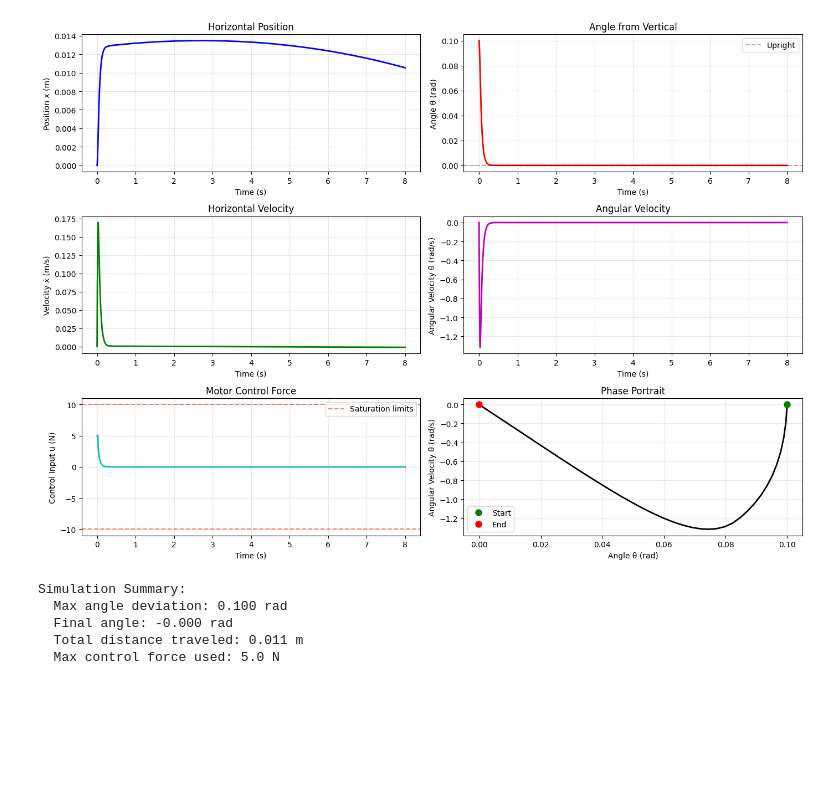
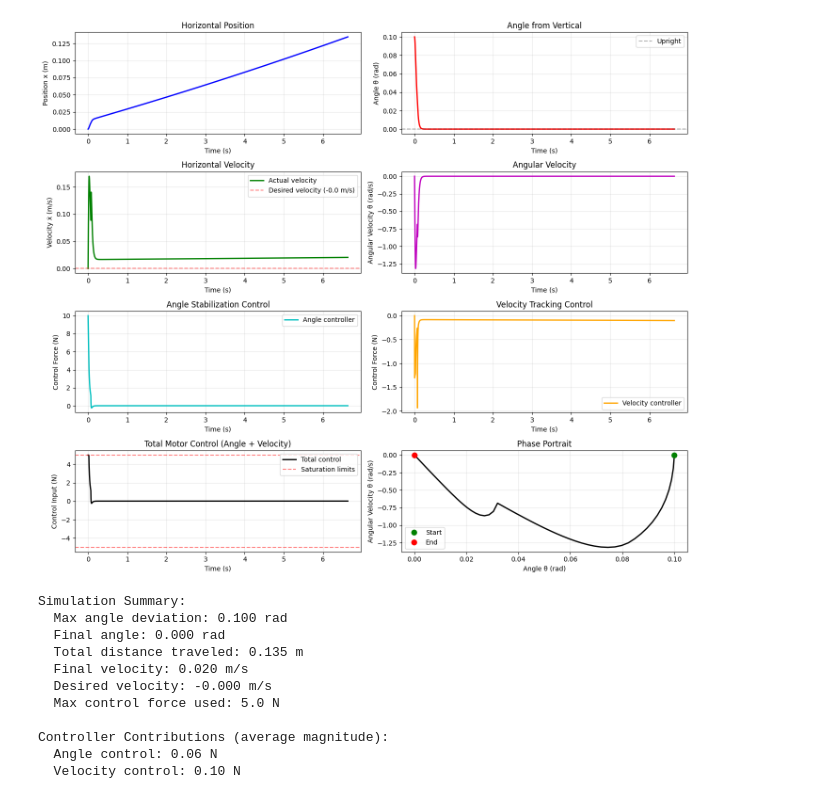
Before and after one commit to OzzysMess/owsbr, a Jupyter notebook: Ozzy/segway_simulation.ipynb, the cells around one changed output. Cells and saved outputs as stored; diff of their text form; code cells hidden in the pictures; blank space fills up the shorter version.

```diff
--- a/Ozzy/segway_simulation.ipynb
+++ b/Ozzy/segway_simulation.ipynb
@@ -197,6 +252,6 @@ Final position: 0.011 m
 # %%
 # Plot states and control inputs over time
-fig, axes = plt.subplots(3, 2, figsize=(14, 10))
+fig, axes = plt.subplots(4, 2, figsize=(14, 12))
 
 # Plot 1: Position vs Time
 axes[0, 0].plot(times, x_positions, 'b-', linewidth=2)
@@ -215,51 +270,80 @@ axes[0, 1].grid(True, alpha=0.3)
 axes[0, 1].legend()
 
 # Plot 3: Horizontal Velocity vs Time
-axes[1, 0].plot(times, x_velocities, 'g-', linewidth=2)
+axes[1, 0].plot(times, x_velocities, 'g-', linewidth=2, label='Actual velocity')
+axes[1, 0].axhline(y=v_desired, color='r', linestyle='--', alpha=0.5, label=f'Desired velocity ({v_desired} m/s)')
 axes[1, 0].set_xlabel('Time (s)')
 axes[1, 0].set_ylabel('Velocity ẋ (m/s)')
 axes[1, 0].set_title('Horizontal Velocity')
 axes[1, 0].grid(True, alpha=0.3)
+axes[1, 0].legend()
 
 # Plot 4: Angular Velocity vs Time
 axes[1, 1].plot(times, angle_velocities, 'm-', linewidth=2)
 axes[1, 1].set_xlabel('Time (s)')
 axes[1, 1].set_ylabel('Angular Velocity θ̇ (rad/s)')
 axes[1, 1].set_title('Angular Velocity')
 axes[1, 1].grid(True, alpha=0.3)
 
-# Plot 5: Control Input vs Time
-axes[2, 0].plot(times, control_inputs, 'c-', linewidth=2)
-axes[2, 0].axhline(y=10, color='r', linestyle='--', alpha=0.5, label='Saturation limits')
-axes[2, 0].axhline(y=-10, color='r', linestyle='--', alpha=0.5)
+# Plot 5: Angle Control Input vs Time
+axes[2, 0].plot(times, control_inputs_angle, 'c-', linewidth=2, label='Angle controller')
 axes[2, 0].set_xlabel('Time (s)')
-axes[2, 0].set_ylabel('Control Input u (N)')
-axes[2, 0].set_title('Motor Control Force')
+axes[2, 0].set_ylabel('Control Force (N)')
+axes[2, 0].set_title('Angle Stabilization Control')
 axes[2, 0].grid(True, alpha=0.3)
 axes[2, 0].legend()
 
-# Plot 6: Phase Portrait (Angle vs Angular Velocity)
-axes[2, 1].plot(angles, angle_velocities, 'k-', linewidth=2)
-axes[2, 1].plot(angles[0], angle_velocities[0], 'go', markersize=8, label='Start')
-axes[2, 1].plot(angles[-1], angle_velocities[-1], 'ro', markersize=8, label='End')
-axes[2, 1].set_xlabel('Angle θ (rad)')
-axes[2, 1].set_ylabel('Angular Velocity θ̇ (rad/s)')
-axes[2, 1].set_title('Phase Portrait')
+# Plot 6: Velocity Control Input vs Time
+axes[2, 1].plot(times, control_inputs_velocity, 'orange', linewidth=2, label='Velocity controller')
+axes[2, 1].set_xlabel('Time (s)')
+axes[2, 1].set_ylabel('Control Force (N)')
+axes[2, 1].set_title('Velocity Tracking Control')
 axes[2, 1].grid(True, alpha=0.3)
 axes[2, 1].legend()
+
+# Plot 7: Total Control Input vs Time
+axes[3, 0].plot(times, control_inputs_total, 'k-', linewidth=2, label='Total control')
+axes[3, 0].axhline(y=5.0, color='r', linestyle='--', alpha=0.5, label='Saturation limits')
+axes[3, 0].axhline(y=-5.0, color='r', linestyle='--', alpha=0.5)
+axes[3, 0].set_xlabel('Time (s)')
+axes[3, 0].set_ylabel('Control Input (N)')
+axes[3, 0].set_title('Total Motor Control (Angle + Velocity)')
+axes[3, 0].grid(True, alpha=0.3)
+axes[3, 0].legend()
+
+# Plot 8: Phase Portrait (Angle vs Angular Velocity)
+axes[3, 1].plot(angles, angle_velocities, 'k-', linewidth=2)
+axes[3, 1].plot(angles[0], angle_velocities[0], 'go', markersize=8, label='Start')
+axes[3, 1].plot(angles[-1], angle_velocities[-1], 'ro', markersize=8, label='End')
+axes[3, 1].set_xlabel('Angle θ (rad)')
+axes[3, 1].set_ylabel('Angular Velocity θ̇ (rad/s)')
+axes[3, 1].set_title('Phase Portrait')
+axes[3, 1].grid(True, alpha=0.3)
+axes[3, 1].legend()
 
 plt.tight_layout()
 plt.show()
 
 print("\nSimulation Summary:")
 print(f"  Max angle deviation: {max(abs(a) for a in angles):.3f} rad")
 print(f"  Final angle: {angles[-1]:.3f} rad")
 print(f"  Total distance traveled: {x_positions[-1]:.3f} m")
-print(f"  Max control force used: {max(abs(u) for u in control_inputs):.1f} N")
+print(f"  Final velocity: {x_velocities[-1]:.3f} m/s")
+print(f"  Desired velocity: {v_desired:.3f} m/s")
+print(f"  Max control force used: {max(abs(u) for u in control_inputs_total):.1f} N")
+print(f"\nController Contributions (average magnitude):")
+print(f"  Angle control: {np.mean(np.abs(control_inputs_angle)):.2f} N")
+print(f"  Velocity control: {np.mean(np.abs(control_inputs_velocity)):.2f} N")
 # %% [output]
-[figure, old version]
+[figure, new version]
 Simulation Summary:
   Max angle deviation: 0.100 rad
-  Final angle: -0.000 rad
-  Total distance traveled: 0.011 m
+  Final angle: 0.000 rad
+  Total distance traveled: 0.135 m
+  Final velocity: 0.020 m/s
+  Desired velocity: -0.000 m/s
   Max control force used: 5.0 N
+
+Controller Contributions (average magnitude):
+  Angle control: 0.06 N
+  Velocity control: 0.10 N
```
Also changed, not shown: parts of 6 cells of this notebook, 1 other file.
